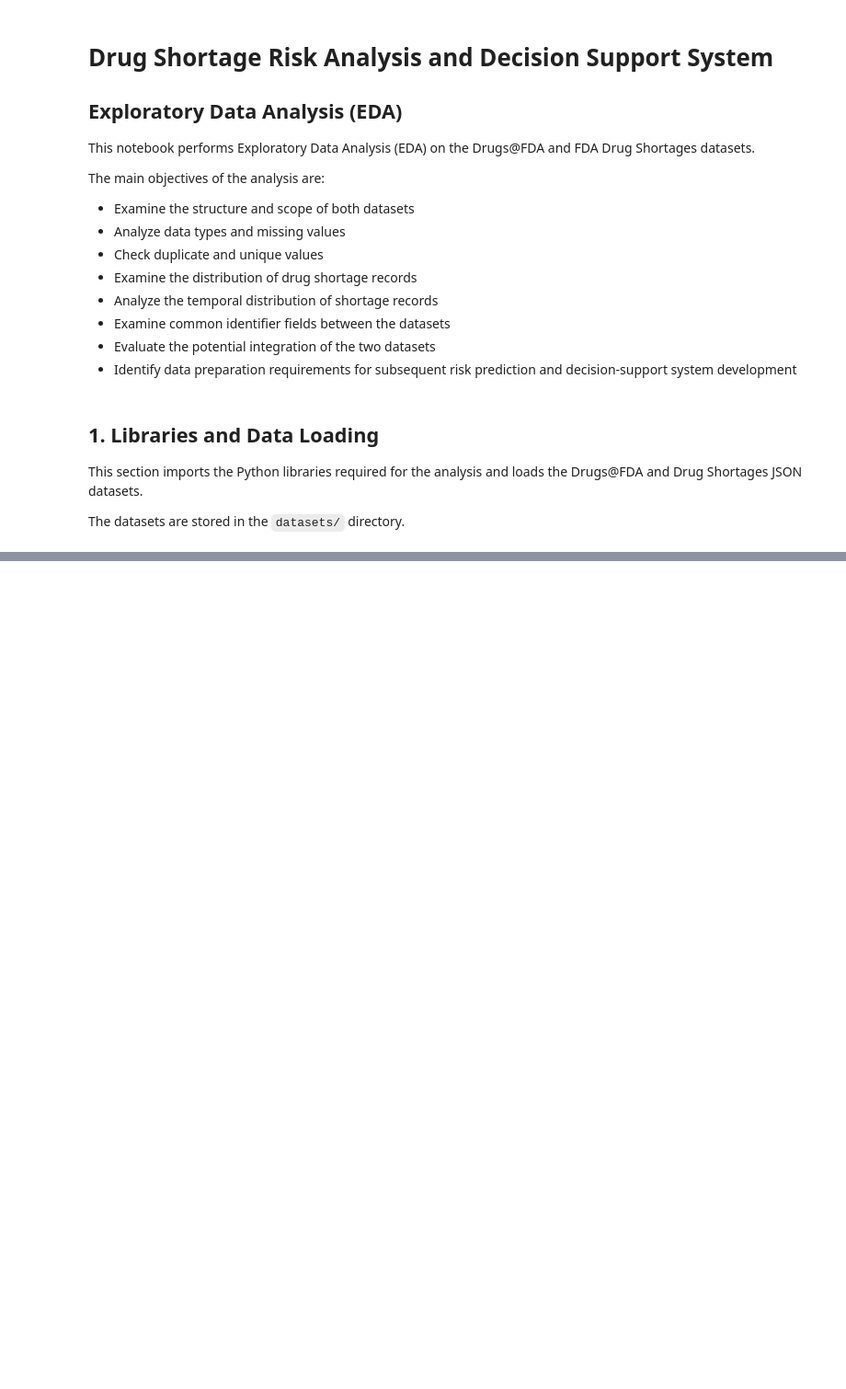
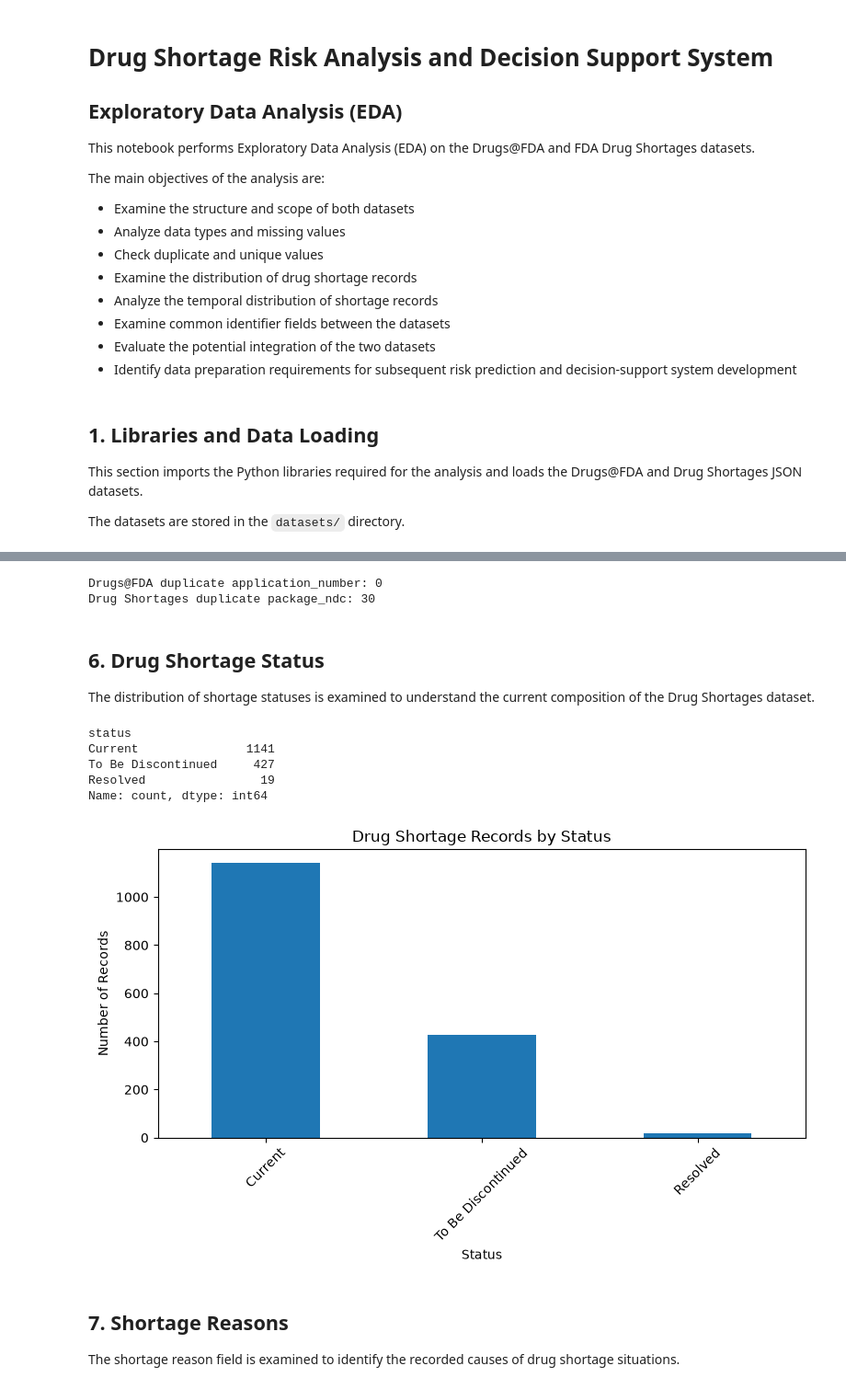
Before and after one commit to ulasamiyorumki/Drug-Shortage-Risk-Prediction-and-Decision-Support-System, a Jupyter notebook: Notebooks/eda.ipynb, the cells around one changed output, grey strips where cells are left out. Shown at 92% size. Saved outputs shown, nothing was run; the diff lists cells and outputs as text; code cells hidden in the pictures; blank space fills up the shorter version.

Commit message:
Explaratory Data Analysis is improved.

```diff
--- a/Notebooks/eda.ipynb
+++ b/Notebooks/eda.ipynb
@@ -31,17 +40,15 @@ import matplotlib.pyplot as plt
 # %%
-DRUGS_FILE = "../datasets/drugs.json"
-SHORTAGES_FILE = "../datasets/drug-shortages.json"
+DRUGS_FILE = "../Datasets/drugs.json"
+SHORTAGES_FILE = "../Datasets/drug-shortages.json"
 
+with open(DRUGS_FILE, "r", encoding="utf-8") as file:
+    drugs_data = json.load(file)
 
-def load_results(file_path):
-    with open(file_path, "r", encoding="utf-8") as file:
-        data = json.load(file)
+with open(SHORTAGES_FILE, "r", encoding="utf-8") as file:
+    shortages_data = json.load(file)
 
-    return data["results"]
+drugs = drugs_data["results"]
+shortages = shortages_data["results"]
 
-
-drugs = load_results(DRUGS_FILE)
-shortages = load_results(SHORTAGES_FILE)
-
-drugs_df = pd.json_normalize(drugs)
-shortages_df = pd.json_normalize(shortages)
+print("Drugs@FDA records:", len(drugs))
+print("Drug Shortages records:", len(shortages))
@@ -47,0 +264,45 @@ shortages_df = pd.json_normalize(shortages)
+# %%
+print(
+    "Drugs@FDA duplicate application_number:",
+    drugs_df["application_number"].duplicated().sum()
+)
+
+print(
+    "Drug Shortages duplicate package_ndc:",
+    shortages_df["package_ndc"].duplicated().sum()
+)
+# %% [output]
+Drugs@FDA duplicate application_number: 0
+Drug Shortages duplicate package_ndc: 30
+# %% [markdown]
+## 6. Drug Shortage Status
+
+The distribution of shortage statuses is examined to understand the current composition of the Drug Shortages dataset.
+# %%
+status_counts = shortages_df["status"].value_counts(dropna=False)
+
+print(status_counts)
+# %% [output]
+status
+Current               1141
+To Be Discontinued     427
+Resolved                19
+Name: count, dtype: int64
+# %%
+status_counts.plot(
+    kind="bar",
+    figsize=(8, 5)
+)
+
+plt.title("Drug Shortage Records by Status")
+plt.xlabel("Status")
+plt.ylabel("Number of Records")
+plt.xticks(rotation=45)
+plt.tight_layout()
+plt.show()
+# %% [output]
+[figure, added]
+# %% [markdown]
+## 7. Shortage Reasons
+
+The shortage reason field is examined to identify the recorded causes of drug shortage situations.
```
Also changed, not shown: parts of 46 cells of this notebook.
